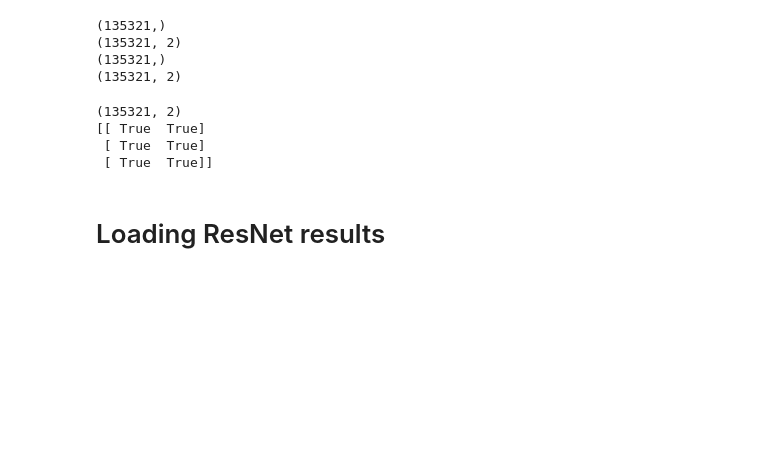
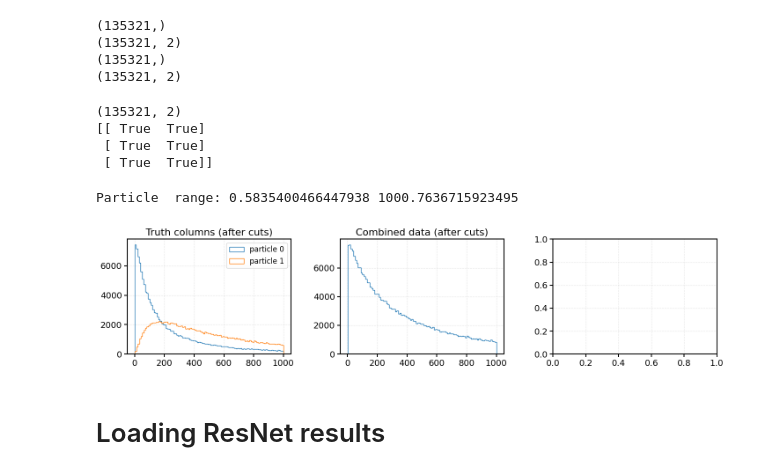
Before and after one commit to cid02219585/WatChMaL, a Jupyter notebook: regression_analysis_multi.ipynb, the cells around one changed output. Saved outputs shown, nothing was run; the diff lists cells and outputs as text; code cells hidden in the pictures; blank space fills up the shorter version.

```diff
--- a/regression_analysis_multi.ipynb
+++ b/regression_analysis_multi.ipynb
@@ -276,9 +334,35 @@ def get_particle_quantities(data, ring, particle_type, cuts=None):
 # %%
 e_labels_0, e_mom_0, e_pos_0, e_dir_0, e_ang_0, e_dwall_0, e_towall_0, e_cuts_0, e_idxs_0 = get_particle_quantities(data_new_geo, ring=0, particle_type=1, cuts=cuts_new_geo)
 e_labels_1, e_mom_1, e_pos_1, e_dir_1, e_ang_1, e_dwall_1, e_towall_1, e_cuts_1, e_idxs_1 = get_particle_quantities(data_new_geo,  ring=1, particle_type=1, cuts=cuts_new_geo)
 
+cut_1 = e_mom_1[e_idxs_1]
+# print(cut.shape)
+
+cut_0 = e_mom_0[e_idxs_0]
+
+cut = np.concatenate((cut_0, cut_1))
+
+# print("Shape:", cut.shape)
+print("Particle  range:", cut[:].min(), cut[:].max())
+# print("Particle 1 range:", energies[:, 1].min(), energies[:, 1].max())
+
+fig, ax = plt.subplots(1, 3, figsize=(15, 4))
+
+ax[0].hist(cut_0[:], bins=100, histtype="step", label="particle 0")
+ax[0].hist(cut_1[:], bins=100, histtype="step", label="particle 1")
+ax[0].legend()
+ax[0].set_title("Truth columns (after cuts)")
+
+ax[1].hist(cut, bins=100, histtype="step")
+ax[1].set_title("Combined data (after cuts)")
+
+plt.show()
+
 # mu_labels_0, mu_mom_0, mu_pos_0, mu_dir_0, mu_ang_0, mu_dwall_0, mu_towall_0, mu_cuts_0, mu_idxs_0 = get_particle_quantities(data_new_geo,  ring=0, particle_type=2, cuts=cuts_new_geo)
 # mu_labels_1, mu_mom_1, mu_pos_1, mu_dir_1, mu_ang_1, mu_dwall_1, mu_towall_1, mu_cuts_1, mu_idxs_1 = get_particle_quantities(data_new_geo, ring=1,particle_type=2,  cuts=cuts_new_geo)
+# %% [output]
+Particle  range: 0.5835400466447938 1000.7636715923495
+[figure, added]
 # %%
 e_idxs_new_geo_0 = data_new_geo['labels'][:, 0] == 1
 e_idxs_new_geo_1 = data_new_geo['labels'][:, 1] == 1
```
Also changed, not shown: parts of 4 cells of this notebook, 2 other files.
